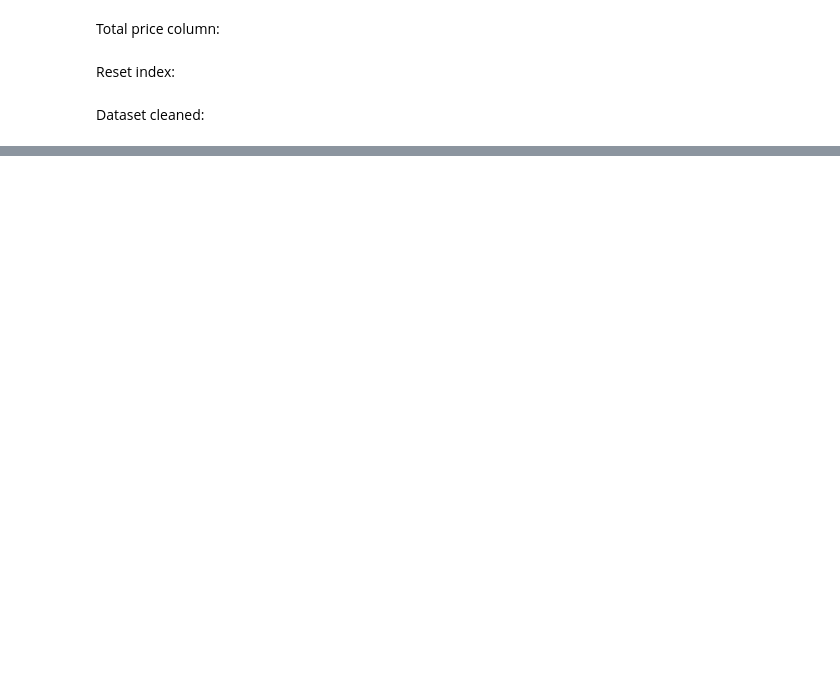
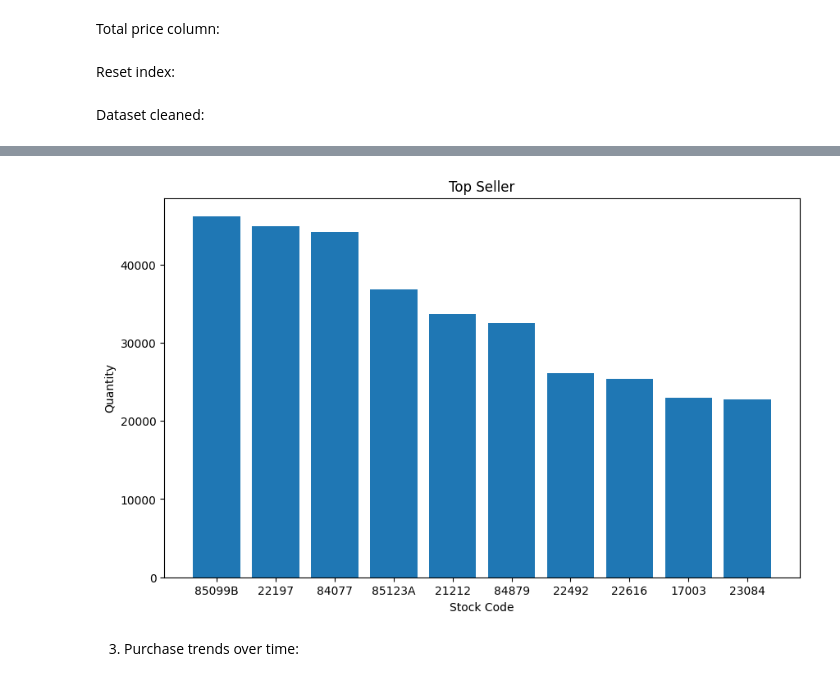
Before and after one commit to Vaisakh-Nirupam/Shopper_Spectrum, a Jupyter notebook: Shopper_Model.ipynb, the cells around one changed output, grey strips where cells are left out. Cells and saved outputs as stored; diff of their text form; code cells hidden in the pictures; blank space fills up the shorter version.

```diff
--- a/Shopper_Model.ipynb
+++ b/Shopper_Model.ipynb
@@ -163,0 +250,3 @@ df_clean
+# %%
+top_seller = df_clean.groupby('StockCode')['Quantity'].sum().sort_values(ascending=False).head(10)
+top_seller
@@ -163,0 +266,11 @@ df_clean
+# %%
+plt.figure(figsize=(10,6))
+plt.bar(top_seller.index,top_seller.values)
+plt.title('Top Seller')
+plt.xlabel('Stock Code')
+plt.ylabel('Quantity')
+plt.show()
+# %% [output]
+[figure, added]
+# %% [markdown]
+3. Purchase trends over time:
```
Also changed, not shown: parts of 28 cells of this notebook.
